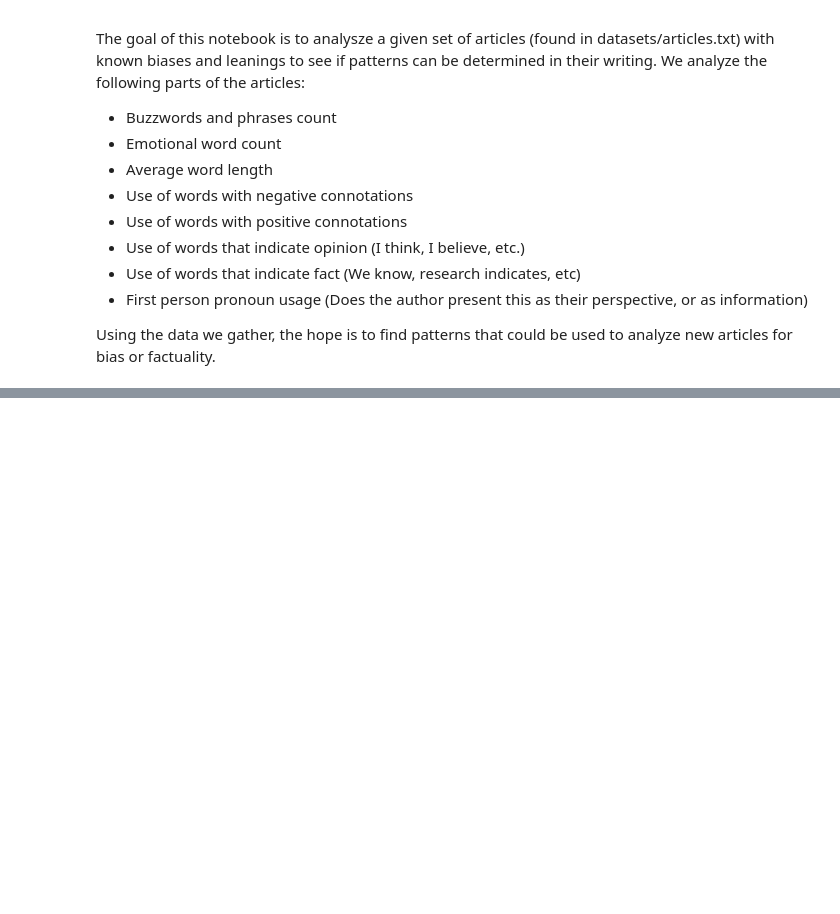
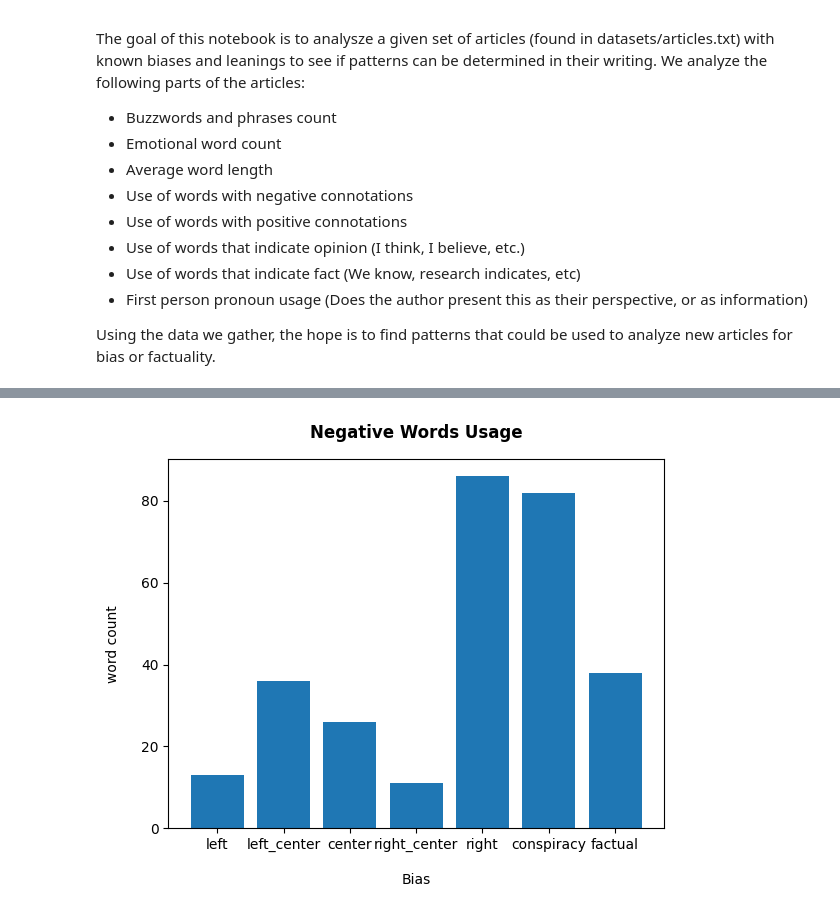
Before and after one commit to fdac20/NewsBias, a Jupyter notebook: newsBias.ipynb, the cells around one changed output, grey strips where cells are left out. Saved outputs shown, nothing was run; the diff lists cells and outputs as text; code cells hidden in the pictures; blank space fills up the shorter version.

```diff
--- a/newsBias.ipynb
+++ b/newsBias.ipynb
@@ -118,0 +231,16 @@ for article in articles:
+# %%
+#Negative Words
+
+objects = ('left', 'left_center', 'center', 'right_center', 'right', 'conspiracy' , 'factual')
+y_pos = np.arange(len(objects))
+performance = [left[2], leftCenter[2], center[2], rightCenter[2], right[2], conspiracy[2], factual[2]]
+
+plt.bar(y_pos, performance, align='center')
+plt.xticks(y_pos, objects)
+plt.ylabel('word count', labelpad=15)
+plt.xlabel('Bias', labelpad=15)
+plt.title('Negative Words Usage', pad=15, weight = 'bold')
+
+plt.show()
+# %% [output]
+[figure, added]
```
Also changed, not shown: parts of 11 cells of this notebook.
